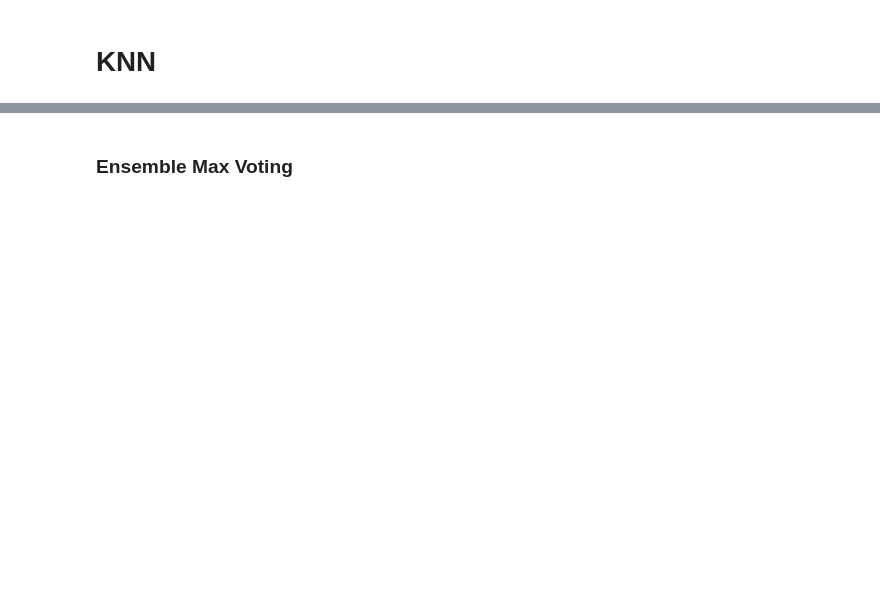
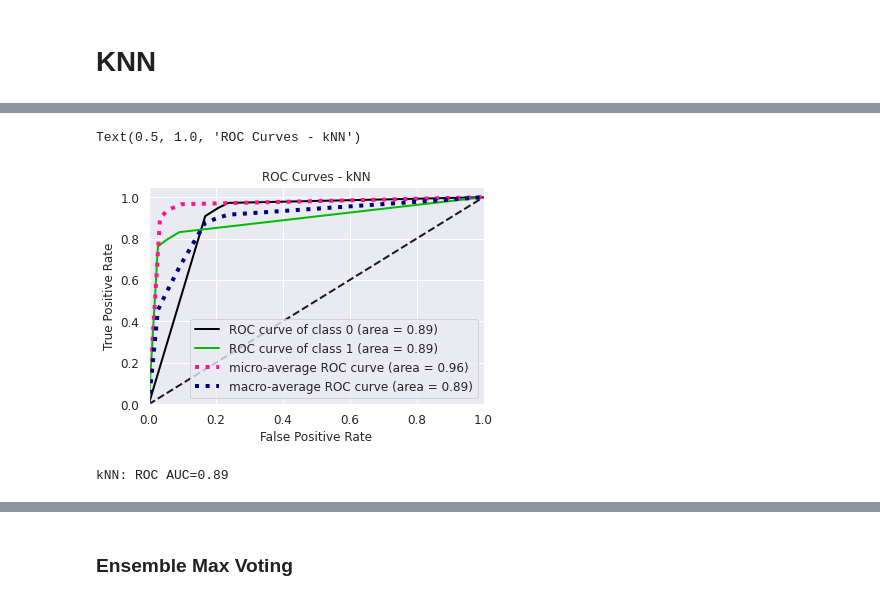
Before and after one commit to huantnguyen/FakeJobPrediction, a Jupyter notebook: v4_Project_245_fakejob.ipynb, the cells around one changed output, grey strips where cells are left out. Drawn from its saved outputs; the diff is of its cells as text; code cells hidden in the pictures; blank space fills up the shorter version.

Commit message:
Removed bad ROC curves. Implemented joint ROC curve for evaluation. Tested pickling models.

```diff
--- a/v4_Project_245_fakejob.ipynb
+++ b/v4_Project_245_fakejob.ipynb
@@ -888,7 +868,7 @@ plt.show()
 ### Search for Optimal RF Parameters
 # %%
 # Number of trees in random forest
-n_estimators = [int(x) for x in np.linspace(start = 10, stop = 20, num = 5)]
+n_estimators = [int(x) for x in np.linspace(start = 5, stop = 20, num = 5)]
 
 # Maximum number of levels in tree
 max_depth = [int(x) for x in np.linspace(10, 50, num = 5)]
@@ -926,7 +906,7 @@ The best parameters found during k-fold cross validation is =  {'n_estimators':
 # %% [markdown]
 ### Train
 # %%
-rfc = RandomForestClassifier(n_estimators=15, min_samples_split = 2, min_samples_leaf = 2, max_depth= 30)
+rfc = RandomForestClassifier(n_estimators=20, min_samples_split = 2, min_samples_leaf = 2, max_depth= 40)
 # %%
 start = time.time()
 
@@ -1126,0 +1134,8 @@ plt.show()
+# %%
+knn_proba = KNN.predict_proba(X_test)
+# %%
+plot = skplt.metrics.plot_roc(y_test, knn_proba)
+plt.title("ROC Curves - kNN")
+# %% [output]
+Text(0.5, 1.0, 'ROC Curves - kNN')
+[figure, added]
@@ -1126,0 +1144,6 @@ plt.show()
+# %%
+knn_auc = roc_auc_score(y_test, knn_proba)
+
+print('kNN: ROC AUC=%.2f' % (knn_auc))
+# %% [output]
+kNN: ROC AUC=0.89
```
Also changed, not shown: parts of 67 cells of this notebook.
